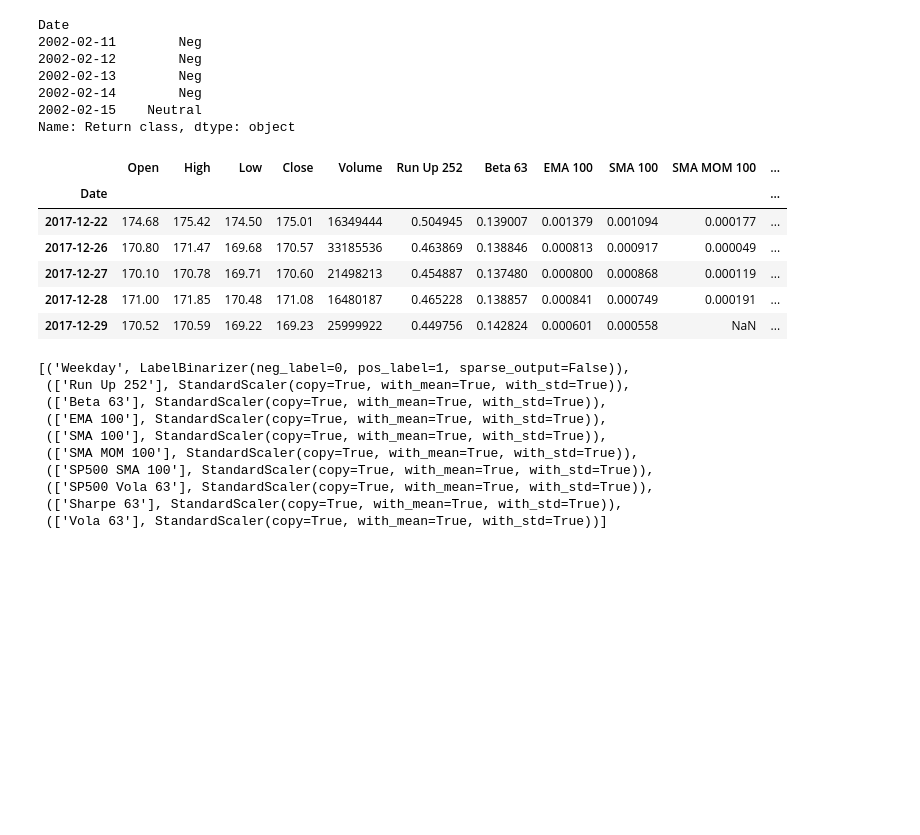
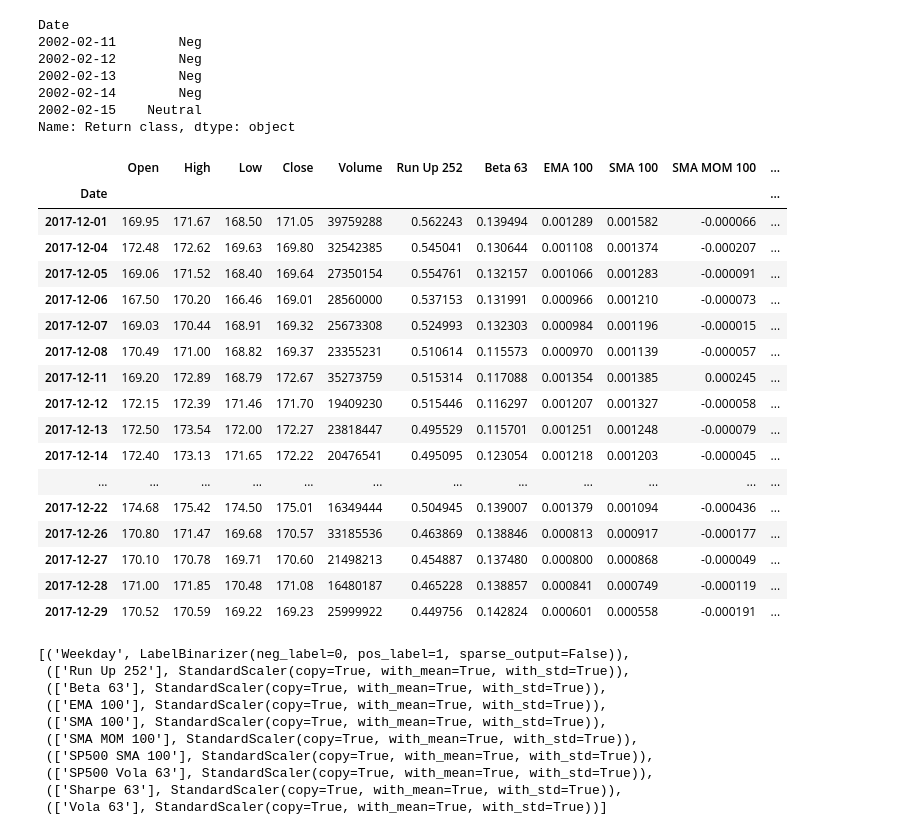
Before and after one commit to minimalgeek/DeepLearning, a Jupyter notebook: Stock/notebooks/Udacity/04_features.ipynb, the cells around one changed output. Drawn from its saved outputs; the diff is of its cells as text; code cells hidden in the pictures; blank space fills up the shorter version.

Commit message:
Small fix on shift

```diff
--- a/Stock/notebooks/Udacity/04_features.ipynb
+++ b/Stock/notebooks/Udacity/04_features.ipynb
@@ -38,7 +38,7 @@ sma100 = tl.SMA(close, timeperiod=100)
 aapl['SMA 100'] = sma100
 aapl['SMA 100'] = aapl['SMA 100'].pct_change()
 # %%
-sma_mom100 = aapl['SMA 100'] - aapl['SMA 100'].shift(-1)
+sma_mom100 = aapl['SMA 100'] - aapl['SMA 100'].shift(1)
 aapl['SMA MOM 100'] = sma_mom100
 # %%
 sp500_sma100 = tl.SMA(spy['Close'].values, timeperiod=100)
@@ -80,15 +80,26 @@ Date
 2002-02-15    Neutral
 Name: Return class, dtype: object
 # %%
-aapl.tail()
+aapl.tail(20)
 # %% [output]
 |  | Open | High | Low | Close | Volume | Run Up 252 | Beta 63 | EMA 100 | SMA 100 | SMA MOM 100 | ... |
 | Date |  |  |  |  |  |  |  |  |  |  | ... |
-| 2017-12-22 | 174.68 | 175.42 | 174.50 | 175.01 | 16349444 | 0.504945 | 0.139007 | 0.001379 | 0.001094 | 0.000177 | ... |
-| 2017-12-26 | 170.80 | 171.47 | 169.68 | 170.57 | 33185536 | 0.463869 | 0.138846 | 0.000813 | 0.000917 | 0.000049 | ... |
-| 2017-12-27 | 170.10 | 170.78 | 169.71 | 170.60 | 21498213 | 0.454887 | 0.137480 | 0.000800 | 0.000868 | 0.000119 | ... |
-| 2017-12-28 | 171.00 | 171.85 | 170.48 | 171.08 | 16480187 | 0.465228 | 0.138857 | 0.000841 | 0.000749 | 0.000191 | ... |
-| 2017-12-29 | 170.52 | 170.59 | 169.22 | 169.23 | 25999922 | 0.449756 | 0.142824 | 0.000601 | 0.000558 | NaN | ... |
+| 2017-12-01 | 169.95 | 171.67 | 168.50 | 171.05 | 39759288 | 0.562243 | 0.139494 | 0.001289 | 0.001582 | -0.000066 | ... |
+| 2017-12-04 | 172.48 | 172.62 | 169.63 | 169.80 | 32542385 | 0.545041 | 0.130644 | 0.001108 | 0.001374 | -0.000207 | ... |
+| 2017-12-05 | 169.06 | 171.52 | 168.40 | 169.64 | 27350154 | 0.554761 | 0.132157 | 0.001066 | 0.001283 | -0.000091 | ... |
+| 2017-12-06 | 167.50 | 170.20 | 166.46 | 169.01 | 28560000 | 0.537153 | 0.131991 | 0.000966 | 0.001210 | -0.000073 | ... |
+| 2017-12-07 | 169.03 | 170.44 | 168.91 | 169.32 | 25673308 | 0.524993 | 0.132303 | 0.000984 | 0.001196 | -0.000015 | ... |
+| 2017-12-08 | 170.49 | 171.00 | 168.82 | 169.37 | 23355231 | 0.510614 | 0.115573 | 0.000970 | 0.001139 | -0.000057 | ... |
+| 2017-12-11 | 169.20 | 172.89 | 168.79 | 172.67 | 35273759 | 0.515314 | 0.117088 | 0.001354 | 0.001385 | 0.000245 | ... |
+| 2017-12-12 | 172.15 | 172.39 | 171.46 | 171.70 | 19409230 | 0.515446 | 0.116297 | 0.001207 | 0.001327 | -0.000058 | ... |
+| 2017-12-13 | 172.50 | 173.54 | 172.00 | 172.27 | 23818447 | 0.495529 | 0.115701 | 0.001251 | 0.001248 | -0.000079 | ... |
+| 2017-12-14 | 172.40 | 173.13 | 171.65 | 172.22 | 20476541 | 0.495095 | 0.123054 | 0.001218 | 0.001203 | -0.000045 | ... |
+| ... | ... | ... | ... | ... | ... | ... | ... | ... | ... | ... | ... |
+| 2017-12-22 | 174.68 | 175.42 | 174.50 | 175.01 | 16349444 | 0.504945 | 0.139007 | 0.001379 | 0.001094 | -0.000436 | ... |
+| 2017-12-26 | 170.80 | 171.47 | 169.68 | 170.57 | 33185536 | 0.463869 | 0.138846 | 0.000813 | 0.000917 | -0.000177 | ... |
+| 2017-12-27 | 170.10 | 170.78 | 169.71 | 170.60 | 21498213 | 0.454887 | 0.137480 | 0.000800 | 0.000868 | -0.000049 | ... |
+| 2017-12-28 | 171.00 | 171.85 | 170.48 | 171.08 | 16480187 | 0.465228 | 0.138857 | 0.000841 | 0.000749 | -0.000119 | ... |
+| 2017-12-29 | 170.52 | 170.59 | 169.22 | 169.23 | 25999922 | 0.449756 | 0.142824 | 0.000601 | 0.000558 | -0.000191 | ... |
 # %%
 aapl.drop(['Open', 'High', 'Low', 'Close', 'Volume', str(return_days) + ' days future return'], axis=1, inplace=True)
 aapl.dropna(inplace=True)
```
Also changed, not shown: parts of 10 cells of this notebook.
